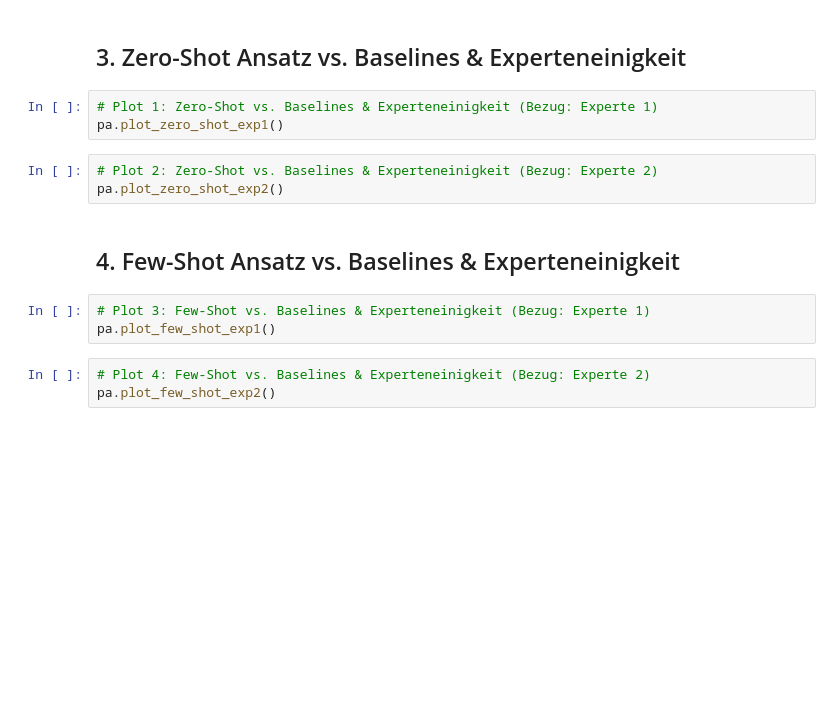
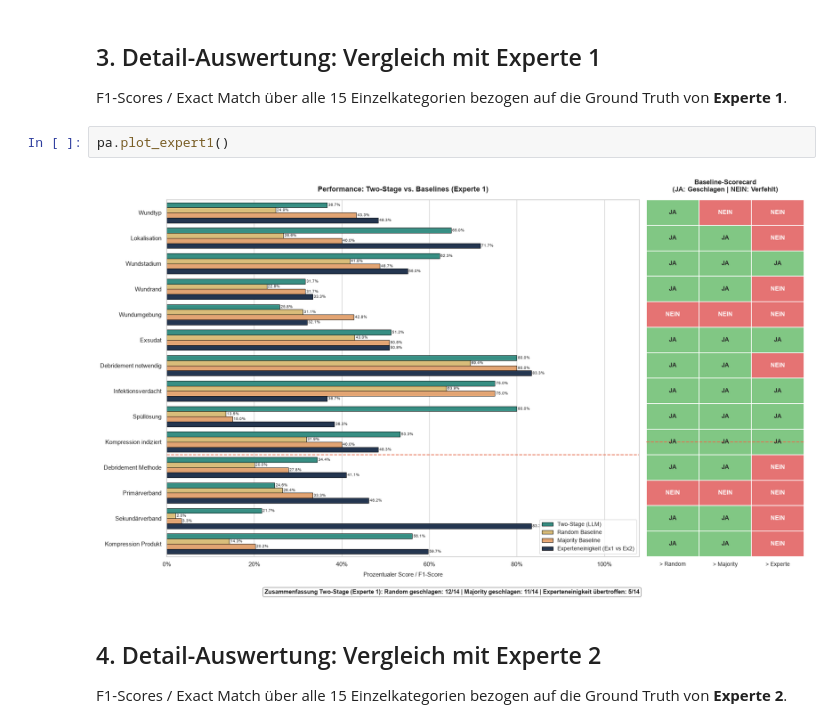
Before and after one commit to code-mert/masterarbeitmodell, a Jupyter notebook: notebooks/analyse_prompts/all_prompts.ipynb, the cells around one changed output. Drawn from its saved outputs; the diff is of its cells as text; blank space fills up the shorter version.

```diff
--- a/notebooks/analyse_prompts/all_prompts.ipynb
+++ b/notebooks/analyse_prompts/all_prompts.ipynb
@@ -33,16 +49,10 @@ pa.plot_overview_groups()
 # %% [markdown]
-## 3. Zero-Shot Ansatz vs. Baselines & Experteneinigkeit
+## 3. Detail-Auswertung: Vergleich mit Experte 1
+F1-Scores / Exact Match über alle 15 Einzelkategorien bezogen auf die Ground Truth von **Experte 1**.
-# %%
-# Plot 1: Zero-Shot vs. Baselines & Experteneinigkeit (Bezug: Experte 1)
-pa.plot_zero_shot_exp1()
-# %%
-# Plot 2: Zero-Shot vs. Baselines & Experteneinigkeit (Bezug: Experte 2)
-pa.plot_zero_shot_exp2()
+# %%
+pa.plot_expert1()
+# %% [output]
+[figure, added]
 # %% [markdown]
-## 4. Few-Shot Ansatz vs. Baselines & Experteneinigkeit
+## 4. Detail-Auswertung: Vergleich mit Experte 2
+F1-Scores / Exact Match über alle 15 Einzelkategorien bezogen auf die Ground Truth von **Experte 2**.
-# %%
-# Plot 3: Few-Shot vs. Baselines & Experteneinigkeit (Bezug: Experte 1)
-pa.plot_few_shot_exp1()
-# %%
-# Plot 4: Few-Shot vs. Baselines & Experteneinigkeit (Bezug: Experte 2)
-pa.plot_few_shot_exp2()
```
Also changed, not shown: parts of 17 cells of this notebook, 12 other files.
